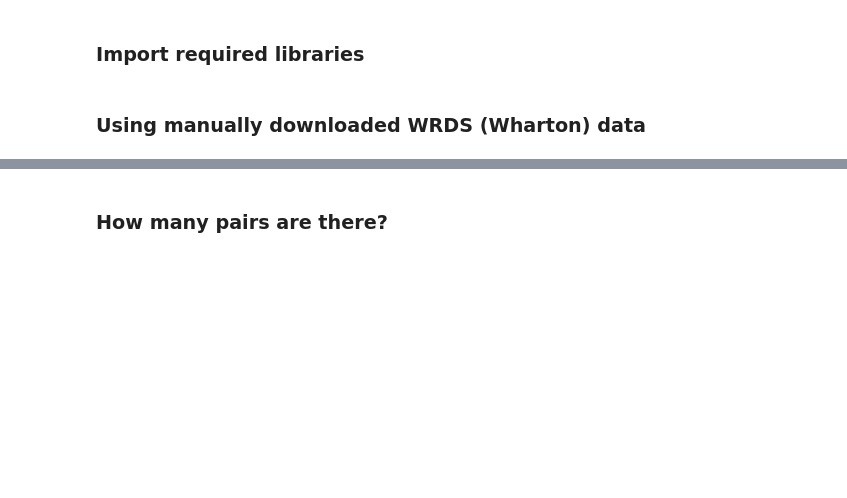
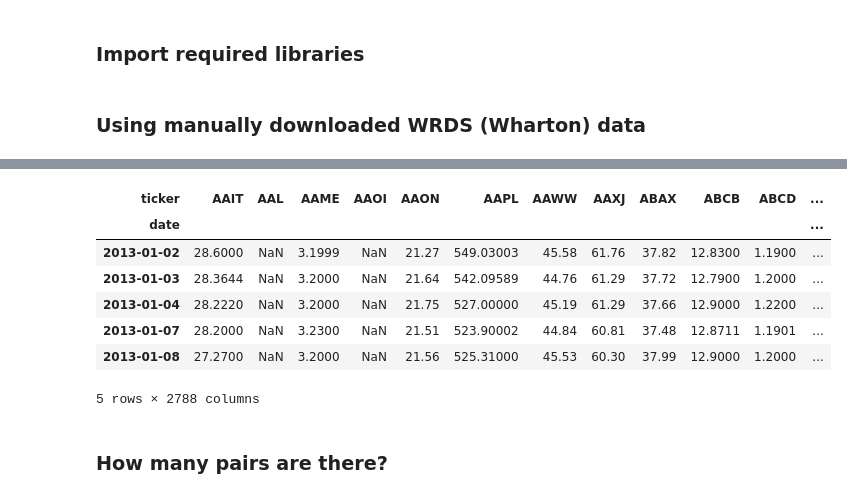
Before and after one commit to jeffreydarling/222project, a Jupyter notebook: ProjectFinal.ipynb, the cells around one changed output, grey strips where cells are left out. Cells and saved outputs as stored; diff of their text form; code cells hidden in the pictures; blank space fills up the shorter version.

```diff
--- a/ProjectFinal.ipynb
+++ b/ProjectFinal.ipynb
@@ -66,3 +62,14 @@ trainData.describe()
+# %%
+testData.head()
+# %% [output]
+| ticker | AAIT | AAL | AAME | AAOI | AAON | AAPL | AAWW | AAXJ | ABAX | ABCB | ABCD | ... |
+| date |  |  |  |  |  |  |  |  |  |  |  | ... |
+| 2013-01-02 | 28.6000 | NaN | 3.1999 | NaN | 21.27 | 549.03003 | 45.58 | 61.76 | 37.82 | 12.8300 | 1.1900 | ... |
+| 2013-01-03 | 28.3644 | NaN | 3.2000 | NaN | 21.64 | 542.09589 | 44.76 | 61.29 | 37.72 | 12.7900 | 1.2000 | ... |
+| 2013-01-04 | 28.2220 | NaN | 3.2000 | NaN | 21.75 | 527.00000 | 45.19 | 61.29 | 37.66 | 12.9000 | 1.2200 | ... |
+| 2013-01-07 | 28.2000 | NaN | 3.2300 | NaN | 21.51 | 523.90002 | 44.84 | 60.81 | 37.48 | 12.8711 | 1.1901 | ... |
+| 2013-01-08 | 27.2700 | NaN | 3.2000 | NaN | 21.56 | 525.31000 | 45.53 | 60.30 | 37.99 | 12.9000 | 1.2000 | ... |
+5 rows × 2788 columns
 # %% [markdown]
 ### How many pairs are there?
 # %%
```
Also changed, not shown: parts of 15 cells of this notebook, 1 other file.
